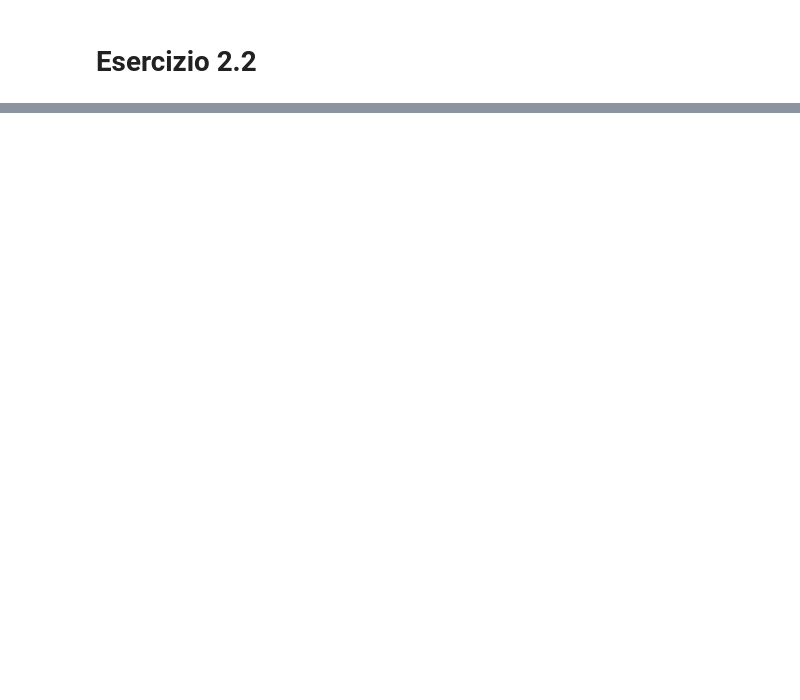
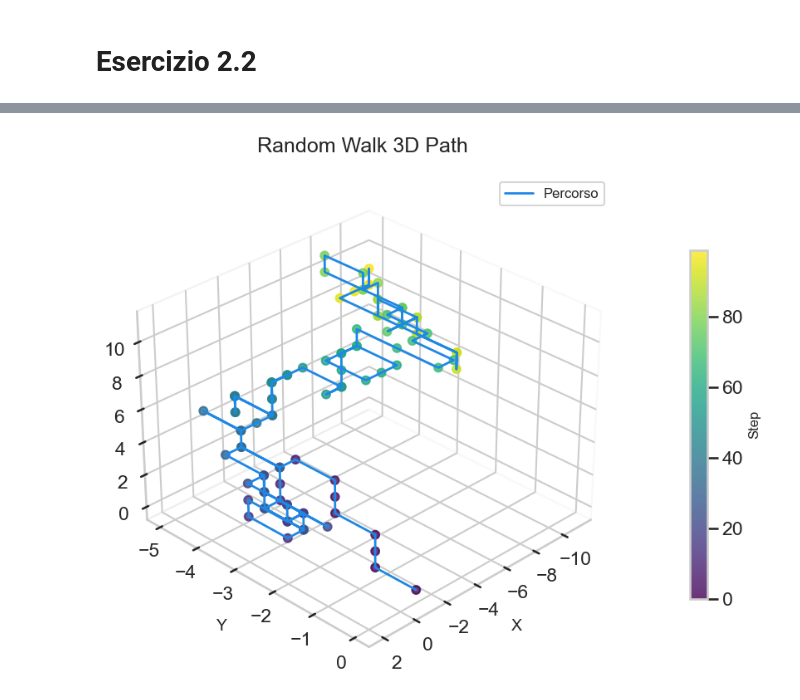
Before and after one commit to filmauri/LSN, a Jupyter notebook: 02/Esercizio2.ipynb, the cells around one changed output, grey strips where cells are left out. Saved outputs shown, nothing was run; the diff lists cells and outputs as text; code cells hidden in the pictures; blank space fills up the shorter version.

```diff
--- a/02/Esercizio2.ipynb
+++ b/02/Esercizio2.ipynb
@@ -153,0 +242,46 @@ plt.show()
+# %%
+# Imposta lo stile moderno e pulito di Seaborn
+sns.set_theme(style="whitegrid", context="talk")
+
+# Leggi i dati dal file e assegna nomi alle colonne per chiarezza
+data = pd.read_csv('02.2/discreteWalk.dat', sep=' ', header=None, names=['Step', 'X', 'Y', 'Z'])
+
+# Estrai le coordinate
+x = data['X']
+y = data['Y']
+z = data['Z']
+
+# Crea la figura e il subplot 3D con dimensioni adeguate
+fig = plt.figure(figsize=(10, 7))
+ax = fig.add_subplot(111, projection='3d')
+
+# Plotta il percorso come linea continua
+ax.plot(x, y, z, color='#1E88E5', lw=2, label='Percorso')
+
+# Plotta i punti del percorso con un gradiente di colore in base al numero di step
+sc = ax.scatter(x, y, z, c=np.arange(len(x)), cmap='viridis', s=50, alpha=0.8)
+
+# Aggiungi una barra dei colori per indicare gli step
+cbar = plt.colorbar(sc, ax=ax, pad=0.1, shrink=0.7)
+cbar.set_label('Step', fontsize=12)
+
+# Etichette e titolo con font adeguato e padding per una migliore leggibilità
+ax.set_xlabel('X', labelpad=10, fontsize=14)
+ax.set_ylabel('Y', labelpad=10, fontsize=14)
+ax.set_zlabel('Z', labelpad=10, fontsize=14)
+ax.set_title('Random Walk 3D Path', fontsize=18, pad=20)
+
+# Imposta un angolo di visualizzazione ottimale
+ax.view_init(elev=30, azim=45)
+
+# Rimuovi il riempimento dei pannelli per un look più "open"
+ax.xaxis.pane.fill = False
+ax.yaxis.pane.fill = False
+ax.zaxis.pane.fill = False
+
+# Aggiungi la legenda e visualizza il grafico
+plt.legend(fontsize=12)
+plt.tight_layout()
+plt.show()
+# %% [output]
+[figure, added]
```
Also changed, not shown: parts of 9 cells of this notebook, 10 other files.
